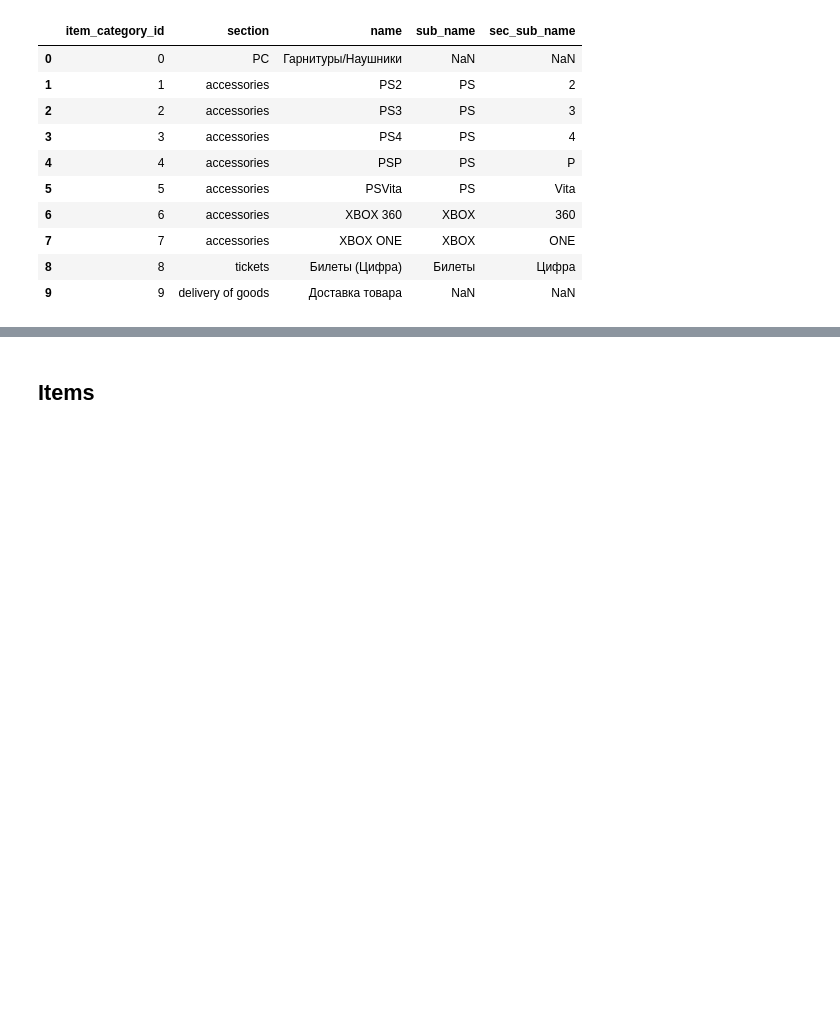
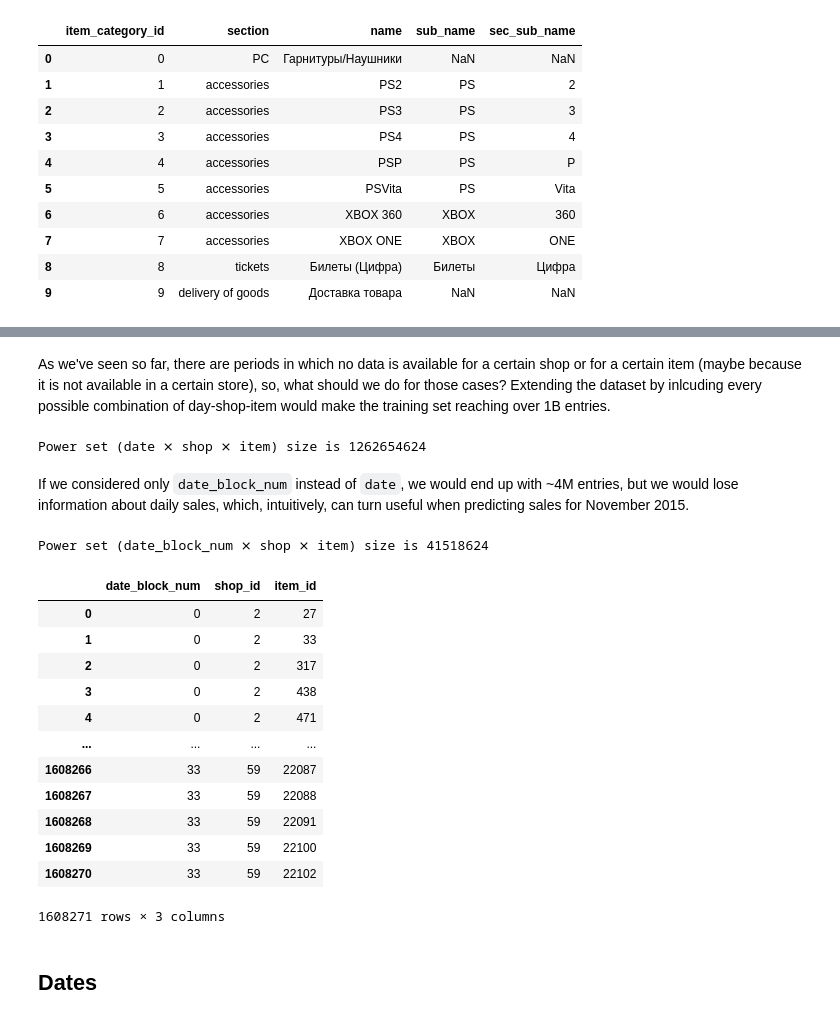
Before and after one commit to pietroventurini/predict-future-sales, a Jupyter notebook: Predict_Future_Sales_EDA.ipynb, the cells around one changed output, grey strips where cells are left out. Drawn from its saved outputs; the diff is of its cells as text; code cells hidden in the pictures; blank space fills up the shorter version.

```diff
--- a/Predict_Future_Sales_EDA.ipynb
+++ b/Predict_Future_Sales_EDA.ipynb
@@ -383,0 +396,28 @@ categories[:10]
+# %% [markdown]
+As we've seen so far, there are periods in which no data is available for a certain shop or for a certain item (maybe because it is not available in a certain store), so, what should we do for those cases? Extending the dataset by inlcuding every possible combination of day-shop-item would make the training set reaching over 1B entries.
+# %%
+print("Power set (date ⨯ shop ⨯ item) size is", len(train.date.unique()) * len(train.shop_id.unique()) * len(train.item_id.unique()))
+# %% [output]
+Power set (date ⨯ shop ⨯ item) size is 1262654624
+# %% [markdown]
+If we considered only `date_block_num` instead of `date`, we would end up with ~4M entries, but we would lose information about daily sales, which, intuitively, can turn useful when predicting sales for November 2015.
+# %%
+print("Power set (date_block_num ⨯ shop ⨯ item) size is", len(train.date_block_num.unique()) * len(train.shop_id.unique()) * len(train.item_id.unique()))
+# %% [output]
+Power set (date_block_num ⨯ shop ⨯ item) size is 41518624
+# %%
+train.groupby(['date_block_num','shop_id','item_id']).prod().reset_index()[['date_block_num','shop_id','item_id']]
+# %% [output]
+|  | date_block_num | shop_id | item_id |
+| 0 | 0 | 2 | 27 |
+| 1 | 0 | 2 | 33 |
+| 2 | 0 | 2 | 317 |
+| 3 | 0 | 2 | 438 |
+| 4 | 0 | 2 | 471 |
+| ... | ... | ... | ... |
+| 1608266 | 33 | 59 | 22087 |
+| 1608267 | 33 | 59 | 22088 |
+| 1608268 | 33 | 59 | 22091 |
+| 1608269 | 33 | 59 | 22100 |
+| 1608270 | 33 | 59 | 22102 |
+1608271 rows × 3 columns
@@ -384,2 +434,2 @@ categories[:10]
 # %% [markdown]
-## Items
+## Dates
```
Also changed, not shown: parts of 14 cells of this notebook.
